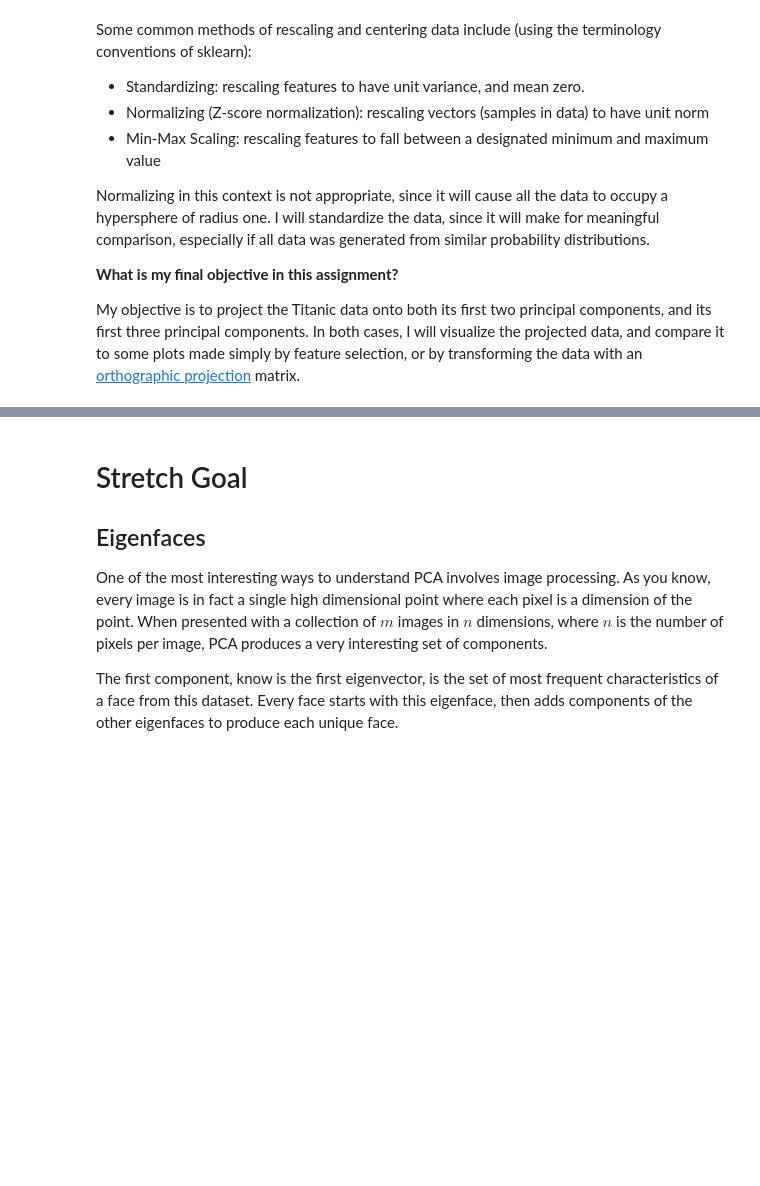
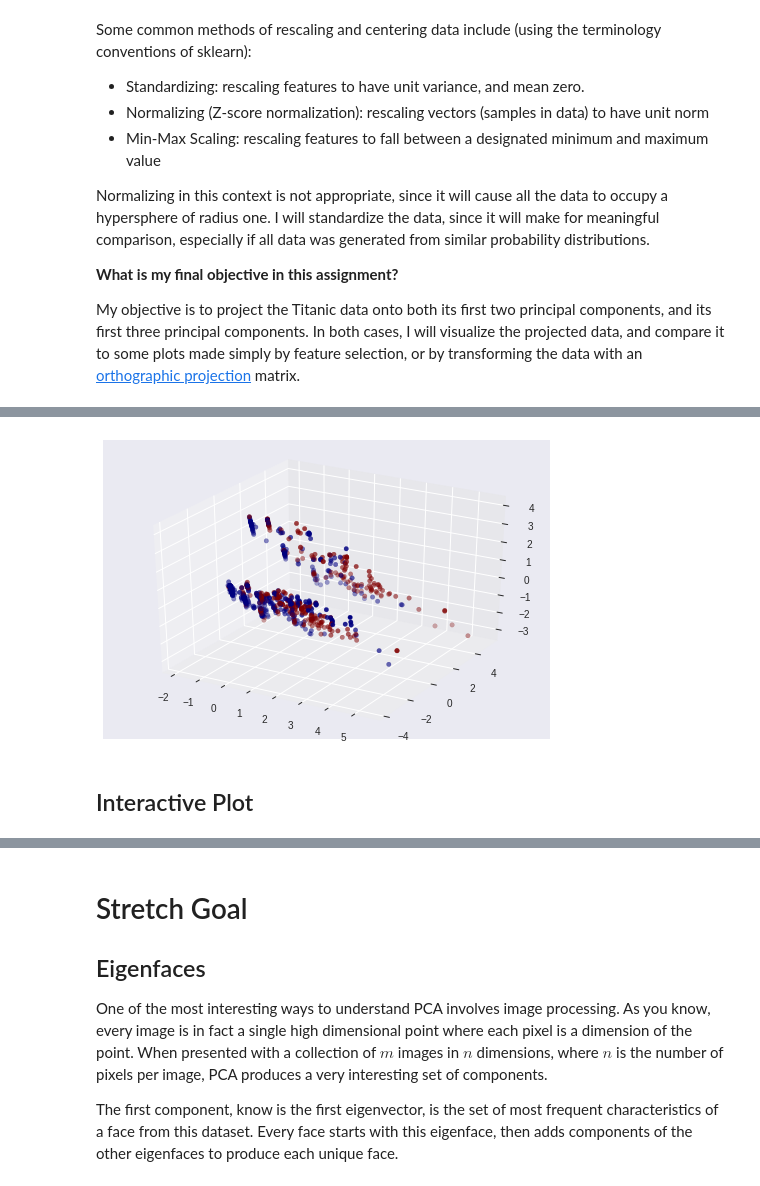
Before and after one commit to rayheberer/LambdaSchoolDataScience, a Jupyter notebook: Week 3 High Dimensionality/Principal Components Analysis.ipynb, the cells around one changed output, grey strips where cells are left out. Saved outputs shown, nothing was run; the diff lists cells and outputs as text; code cells hidden in the pictures; blank space fills up the shorter version.

```diff
--- a/Week 3 High Dimensionality/Principal Components Analysis.ipynb
+++ b/Week 3 High Dimensionality/Principal Components Analysis.ipynb
@@ -162,0 +189,2 @@ My objective is to project the Titanic data onto both its first two principal co
+# %%
+titanic_enc = pd.DataFrame(StandardScaler().fit_transform(titanic_enc), columns=titanic_enc.columns)
@@ -162,0 +200,2 @@ My objective is to project the Titanic data onto both its first two principal co
+# %%
+titanic_features = titanic_enc.drop('survived', axis=1)
@@ -162,0 +204,7 @@ My objective is to project the Titanic data onto both its first two principal co
+# %%
+from sklearn.decomposition import PCA
+
+model = PCA(n_components=3)
+
+features_pca = model.fit_transform(titanic_features)
+print(features_pca.shape)
@@ -162,0 +213,4 @@ My objective is to project the Titanic data onto both its first two principal co
+# %%
+titanic_pca = titanic_labels.join(pd.DataFrame(features_pca, columns=['PC1', 'PC2', 'PC3']))
+print(titanic_pca.shape)
+titanic_pca.head()
@@ -162,0 +225,9 @@ My objective is to project the Titanic data onto both its first two principal co
+# %%
+fig = plt.figure()
+ax = fig.add_subplot(111, projection='3d')
+ax.scatter(*titanic_pca[['PC1', 'PC2', 'PC3']].as_matrix().T, c=titanic_pca['survived'],
+          cmap='jet');
+# %% [output]
+[figure, added]
+# %% [markdown]
+## Interactive Plot
```
Also changed, not shown: parts of 13 cells of this notebook.
